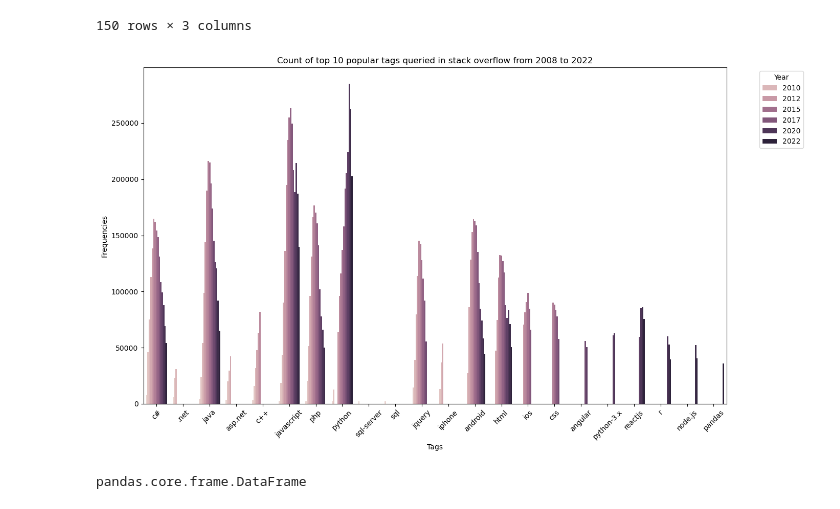
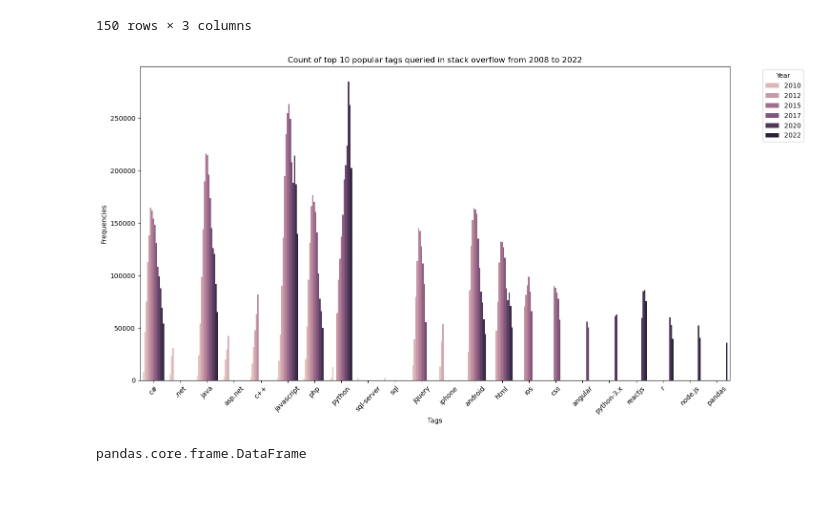
Before and after one commit to vrsyvby/bda-assignment-parta, a Jupyter notebook: BigQuery.ipynb, the cells around one changed output. Saved outputs shown, nothing was run; the diff lists cells and outputs as text; code cells hidden in the pictures.

```diff
--- a/BigQuery.ipynb
+++ b/BigQuery.ipynb
@@ -288,21 +288,21 @@ Popular_Tags
 # %%
 Popular_Tags['year'] = Popular_Tags['year'].astype(int)
 Popular_Tags['freq'] = Popular_Tags['freq'].astype(int)
 
 # Set figure size
-plt.figure(figsize=(14, 8))
+plt.figure(figsize=(15, 8))
 
 sns.barplot(data= Popular_Tags, x='tag', y='freq', hue ='year')
 
 plt.title("Count of top 10 popular tags queried in stack overflow from 2008 to 2022")
 plt.xlabel("Tags")
 plt.ylabel("Frequencies")
 plt.xticks(rotation=45)
 plt.legend(title='Year', bbox_to_anchor=(1.05, 1), loc='upper left')
 plt.tight_layout()
 plt.show()
 # %% [output]
-[figure, old version]
+[figure, new version]
 # %%
 type(Popular_Tags)
 # %% [output]
```
Also changed, not shown: parts of 8 cells of this notebook.
